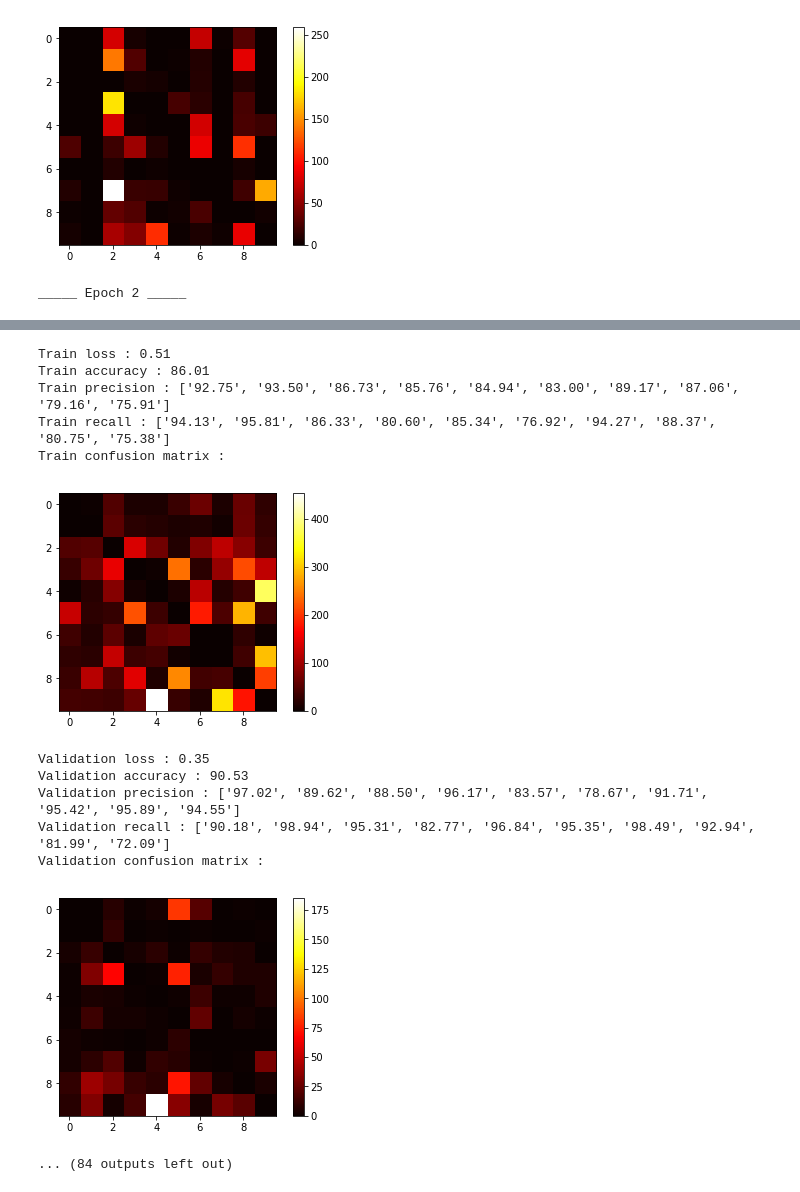
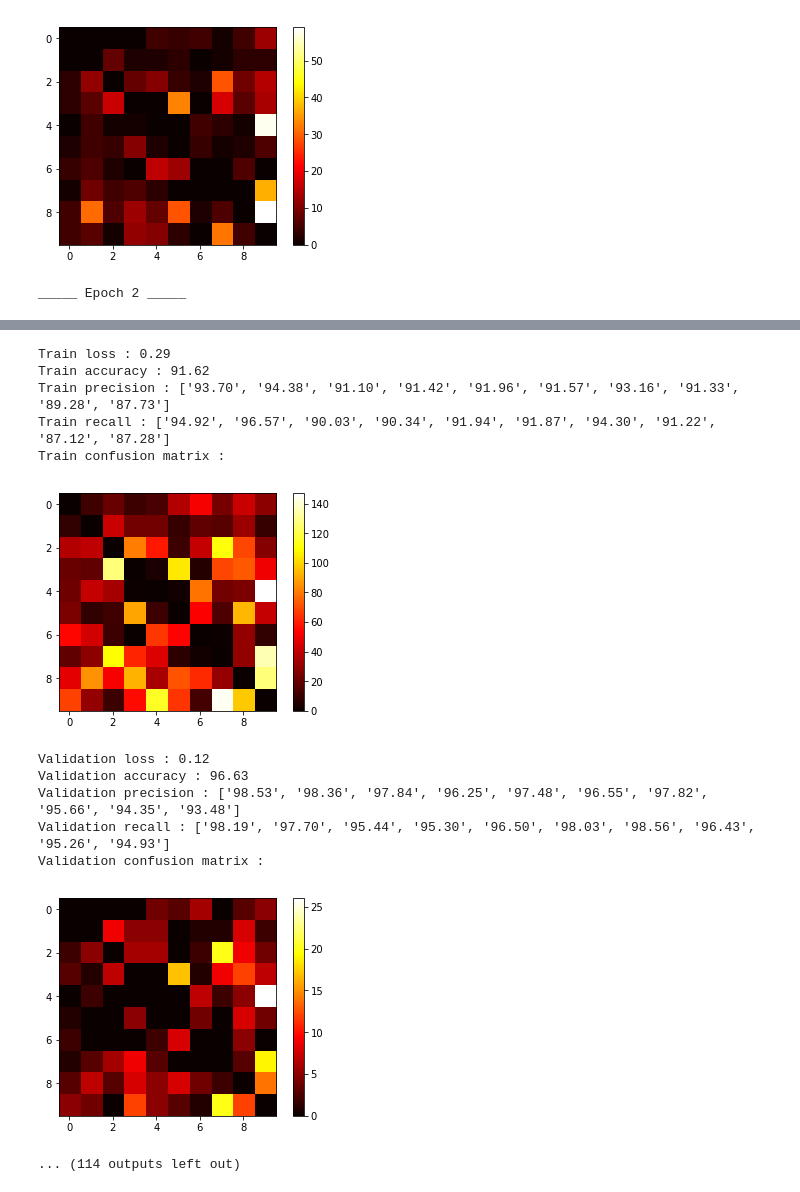
Before and after one commit to ValentinVincentNoel/DemonstrationCV, a Jupyter notebook: MNIST.ipynb, the cells around one changed output, grey strips where cells are left out. Saved outputs shown, nothing was run; the diff lists cells and outputs as text; code cells hidden in the pictures.

```diff
--- a/MNIST.ipynb
+++ b/MNIST.ipynb
@@ -41,9 +44,9 @@ class MyModel(torch.nn.Module):
           self.linear2 = torch.nn.Linear(nb_feature_middle, nb_class)
 
       def forward(self, x):
-          x = self.conv1(x)
+          x = F.relu(self.conv1(x))
           x = self.pooling1(x)
-          x = self.conv2(x)
+          x = F.relu(self.conv2(x))
           x = self.pooling2(x)
 
           x = x.view(-1, self.nb_features)
@@ -68,10 +71,14 @@ def goThoughDataset(loader, my_model, loss, cuda, nb_class, nb_channel, x_size,
   if train:
     loader = tqdm(loader)
     my_model.train(True)
+    torch.set_grad_enabled(True)
   else:
     my_model.eval()
+    torch.set_grad_enabled(False)
 
   for x, y in loader:
+
+    x = Variable(x)
 
     #put tensor on the GPU
     if cuda:
@@ -86,6 +93,7 @@ def goThoughDataset(loader, my_model, loss, cuda, nb_class, nb_channel, x_size,
     if train:
       l.mean().backward()
       optimizer.step()
+      optimizer.zero_grad()
 
     #keep track of the confusion for each class
     _, y_pred = y_pred_proba.max(1)
@@ -160,9 +168,9 @@ def printStat(running_loss, confusion_matrix_golden_pred, confusion_matrix_golde
 params = {
   "rotation": 5,
   "batch_size": 128,
-  "nb_epoch": 15,
-  "nb_channel_middle": 50,
-  "nb_channel_out": 30,
+  "nb_epoch": 20,
+  "nb_channel_middle": 64,
+  "nb_channel_out": 128,
   "kernel_size": 3,
   "kernel_size_pooling": 2,
   "nb_feature_middle": 512,
@@ -178,6 +186,7 @@ torch.save(params, filename)
 files.download(filename)
 
 transform_train = transforms.Compose([
+    transforms.RandomResizedCrop((28, 28), scale=(0.8, 1)),
     transforms.RandomRotation(params["rotation"]),
     transforms.ToTensor(), #to go from PIL images to torch tensors
 ])
@@ -283,17 +292,17 @@ Validation recall : ['84.30', '79.74', '97.07', '79.72', '82.49', '71.82', '98.1
 Validation confusion matrix :
-[figure, old version]
+[figure, new version]
 _____ Epoch 2 _____
 [interactive output not drawn]
-Train loss : 0.51
-Train accuracy : 86.01
-Train precision : ['92.75', '93.50', '86.73', '85.76', '84.94', '83.00', '89.17', '87.06', '79.16', '75.91']
-Train recall : ['94.13', '95.81', '86.33', '80.60', '85.34', '76.92', '94.27', '88.37', '80.75', '75.38']
+Train loss : 0.29
+Train accuracy : 91.62
+Train precision : ['93.70', '94.38', '91.10', '91.42', '91.96', '91.57', '93.16', '91.33', '89.28', '87.73']
+Train recall : ['94.92', '96.57', '90.03', '90.34', '91.94', '91.87', '94.30', '91.22', '87.12', '87.28']
 Train confusion matrix :
-[figure, old version]
+[figure, new version]
-Validation loss : 0.35
-Validation accuracy : 90.53
-Validation precision : ['97.02', '89.62', '88.50', '96.17', '83.57', '78.67', '91.71', '95.42', '95.89', '94.55']
-Validation recall : ['90.18', '98.94', '95.31', '82.77', '96.84', '95.35', '98.49', '92.94', '81.99', '72.09']
+Validation loss : 0.12
+Validation accuracy : 96.63
+Validation precision : ['98.53', '98.36', '97.84', '96.25', '97.48', '96.55', '97.82', '95.66', '94.35', '93.48']
+Validation recall : ['98.19', '97.70', '95.44', '95.30', '96.50', '98.03', '98.56', '96.43', '95.26', '94.93']
 Validation confusion matrix :
-[figure, old version]
+[figure, new version]
-... (84 outputs left out)
+... (114 outputs left out)
```
Also changed, not shown: parts of 2 cells of this notebook.
